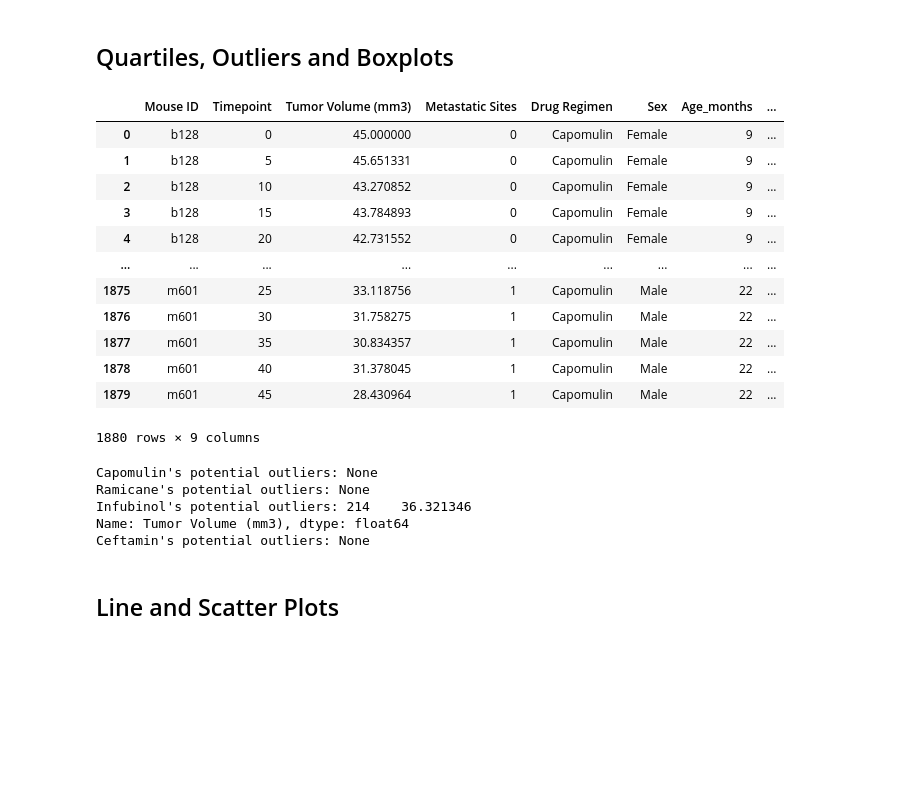
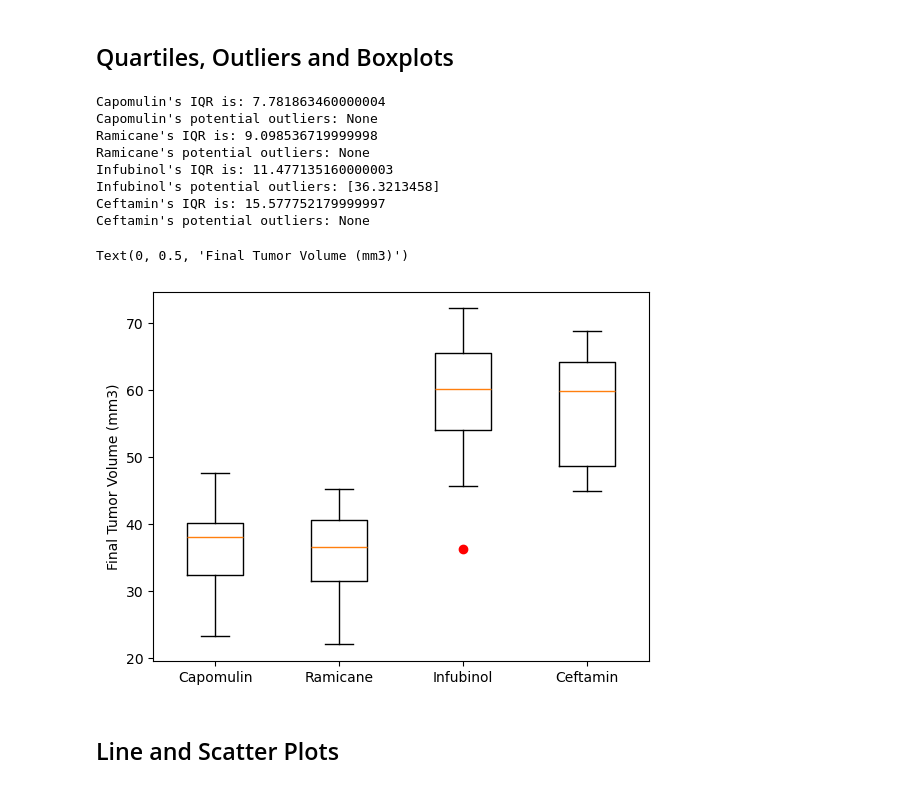
Before and after one commit to Starkilled1/Pymaceuticals-Challenge, a Jupyter notebook: pymaceuticals_starter copy.ipynb, the cells around one changed output. Saved outputs shown, nothing was run; the diff lists cells and outputs as text; code cells hidden in the pictures; blank space fills up the shorter version.

Commit message:
Added the boxplot section

```diff
--- a/pymaceuticals_starter copy.ipynb
+++ b/pymaceuticals_starter copy.ipynb
@@ -155,25 +155,12 @@ plt.show()
 # Capomulin, Ramicane, Infubinol, and Ceftamin
 
 # Start by getting the last (greatest) timepoint for each mouse
-max_df = pd.DataFrame(clean_df.groupby('Mouse ID')['Timepoint'].max()).rename(columns={'Timepoint':'Max_timepoint'}).reset_index()
-max_df
+max_df = clean_df.groupby('Mouse ID')['Timepoint'].max()
+max_df = max_df.reset_index()
+
 # Merge this group df with the original DataFrame to get the tumor volume at the last timepoint
 maxmerge_df = pd.merge(clean_df, max_df, on='Mouse ID')
-maxmerge_df
+maxmerge_df = maxmerge_df.rename(columns={'Timepoint_x':'Timepoint','Timepoint_y': 'Max_timepoint'})
-# %% [output]
-|  | Mouse ID | Timepoint | Tumor Volume (mm3) | Metastatic Sites | Drug Regimen | Sex | Age_months | ... |
-| 0 | b128 | 0 | 45.000000 | 0 | Capomulin | Female | 9 | ... |
-| 1 | b128 | 5 | 45.651331 | 0 | Capomulin | Female | 9 | ... |
-| 2 | b128 | 10 | 43.270852 | 0 | Capomulin | Female | 9 | ... |
-| 3 | b128 | 15 | 43.784893 | 0 | Capomulin | Female | 9 | ... |
-| 4 | b128 | 20 | 42.731552 | 0 | Capomulin | Female | 9 | ... |
-| ... | ... | ... | ... | ... | ... | ... | ... | ... |
-| 1875 | m601 | 25 | 33.118756 | 1 | Capomulin | Male | 22 | ... |
-| 1876 | m601 | 30 | 31.758275 | 1 | Capomulin | Male | 22 | ... |
-| 1877 | m601 | 35 | 30.834357 | 1 | Capomulin | Male | 22 | ... |
-| 1878 | m601 | 40 | 31.378045 | 1 | Capomulin | Male | 22 | ... |
-| 1879 | m601 | 45 | 28.430964 | 1 | Capomulin | Male | 22 | ... |
-1880 rows × 9 columns
 # %%
 # Put treatments into a list for for loop (and later for plot labels)
 drugs_names = ['Capomulin', 'Ramicane', 'Infubinol', 'Ceftamin']
@@ -186,7 +173,8 @@ drugs_val = []
 for drug in drugs_names:
 
     # Locate the rows which contain mice on each drug and get the tumor volumes
-    drug_vol = maxmerge_df.loc[(maxmerge_df['Drug Regimen'] == drug) & (maxmerge_df['Timepoint'] == maxmerge_df['Max_timepoint']), 'Tumor Volume (mm3)']
+    drug_vol = maxmerge_df.loc[(maxmerge_df['Drug Regimen'] == drug) &
+                               (maxmerge_df['Timepoint'] == maxmerge_df['Max_timepoint']), 'Tumor Volume (mm3)']
 
     drugs_val.append(drug_vol)
     # add subset
@@ -200,18 +188,28 @@ for drug in drugs_names:
     lower_bound = lowerq - (1.5 * iqr)
     upper_bound = upperq + (1.5 * iqr)
     outliers = drug_vol.loc[(drug_vol < lower_bound) | (drug_vol > upper_bound)]
+
+    print(f"{drug}'s IQR is: {iqr}")
     if outliers.empty:
         print(f"{drug}'s potential outliers: None")
     else:
-        print(f"{drug}'s potential outliers: {outliers}")
+        print(f"{drug}'s potential outliers: {outliers.values}")
 # %% [output]
+Capomulin's IQR is: 7.781863460000004
 Capomulin's potential outliers: None
+Ramicane's IQR is: 9.098536719999998
 Ramicane's potential outliers: None
-Infubinol's potential outliers: 214    36.321346
-Name: Tumor Volume (mm3), dtype: float64
+Infubinol's IQR is: 11.477135160000003
+Infubinol's potential outliers: [36.3213458]
+Ceftamin's IQR is: 15.577752179999997
 Ceftamin's potential outliers: None
 # %%
 # Generate a box plot that shows the distrubution of the tumor volume for each treatment group.
+plt.boxplot(drugs_val, labels=drugs_names, sym='ro')
+plt.ylabel('Final Tumor Volume (mm3)')
+# %% [output]
+Text(0, 0.5, 'Final Tumor Volume (mm3)')
+[figure, added]
 # %% [markdown]
 ## Line and Scatter Plots
 # %%
```
